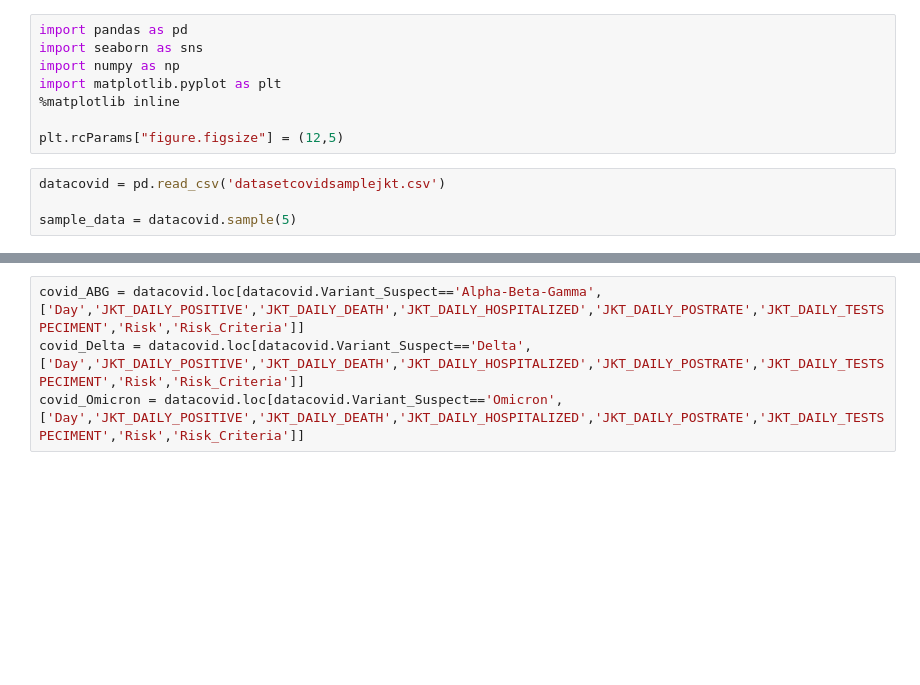
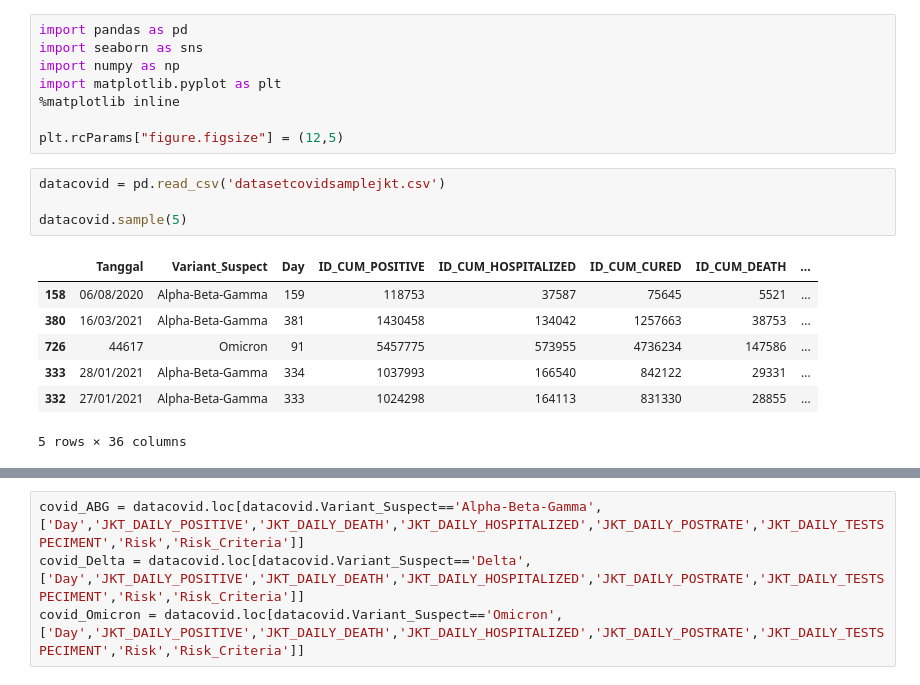
Before and after one commit to aasina/carpredict, a Jupyter notebook: covidJKTdatapresent.ipynb, the cells around one changed output, grey strips where cells are left out. Cells and saved outputs as stored; diff of their text form; blank space fills up the shorter version.

```diff
--- a/covidJKTdatapresent.ipynb
+++ b/covidJKTdatapresent.ipynb
@@ -9,6 +9,14 @@ plt.rcParams["figure.figsize"] = (12,5)
 # %%
 datacovid = pd.read_csv('datasetcovidsamplejkt.csv')
 
-sample_data = datacovid.sample(5)
+datacovid.sample(5)
+# %% [output]
+|  | Tanggal | Variant_Suspect | Day | ID_CUM_POSITIVE | ID_CUM_HOSPITALIZED | ID_CUM_CURED | ID_CUM_DEATH | ... |
+| 158 | 06/08/2020 | Alpha-Beta-Gamma | 159 | 118753 | 37587 | 75645 | 5521 | ... |
+| 380 | 16/03/2021 | Alpha-Beta-Gamma | 381 | 1430458 | 134042 | 1257663 | 38753 | ... |
+| 726 | 44617 | Omicron | 91 | 5457775 | 573955 | 4736234 | 147586 | ... |
+| 333 | 28/01/2021 | Alpha-Beta-Gamma | 334 | 1037993 | 166540 | 842122 | 29331 | ... |
+| 332 | 27/01/2021 | Alpha-Beta-Gamma | 333 | 1024298 | 164113 | 831330 | 28855 | ... |
+5 rows × 36 columns
 # %%
 datacovid.describe(include="all")
```
Also changed, not shown: parts of 12 cells of this notebook.
